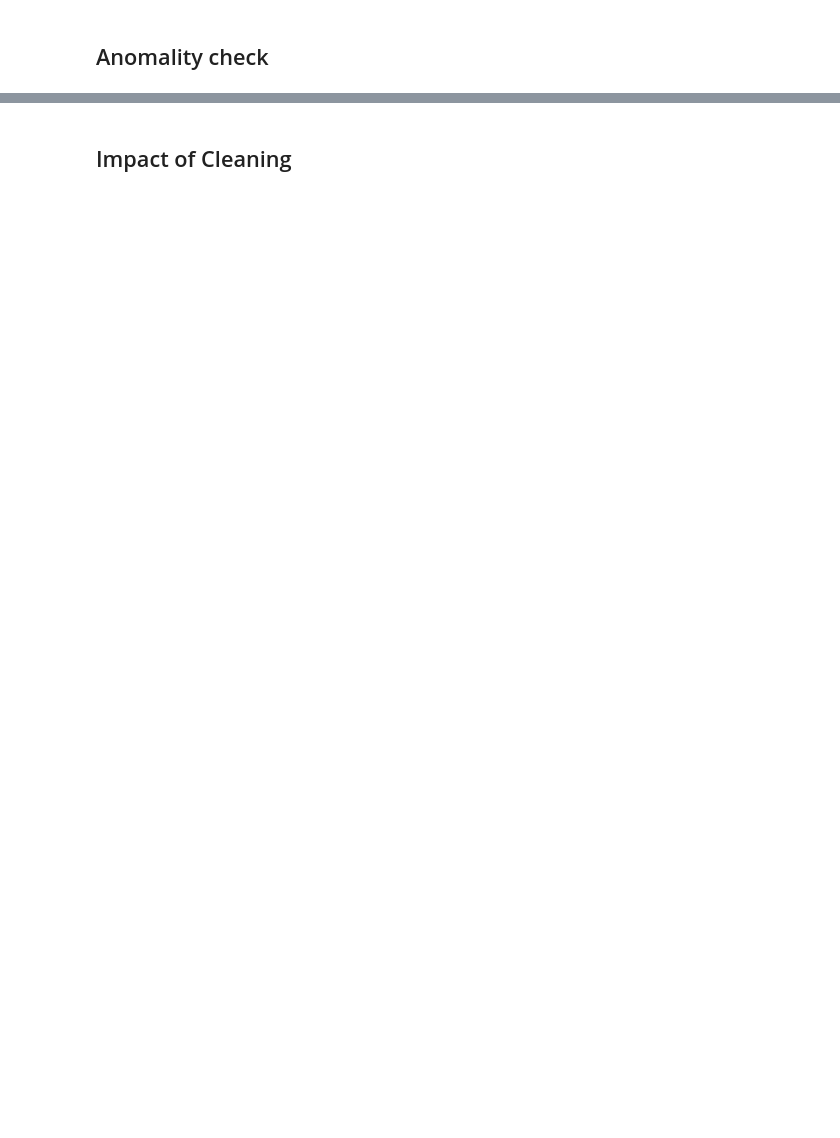
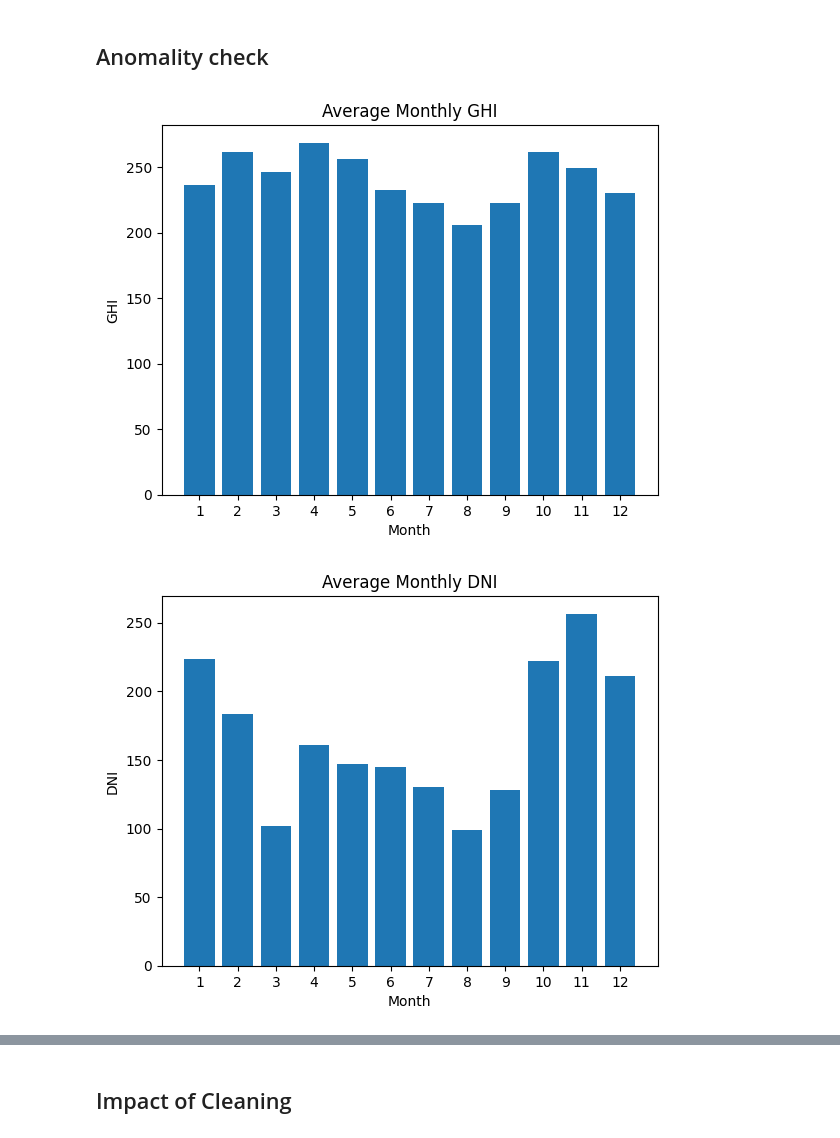
Before and after one commit to RuhamaY/solar-challenge-week1, a Jupyter notebook: notebooks/benin_eda.ipynb, the cells around one changed output, grey strips where cells are left out. Drawn from its saved outputs; the diff is of its cells as text; code cells hidden in the pictures; blank space fills up the shorter version.

```diff
--- a/notebooks/benin_eda.ipynb
+++ b/notebooks/benin_eda.ipynb
@@ -139,41 +154,44 @@ for c in ["GHI","DNI","DHI","Tamb"]:
 # %%
 
 # Monthly average GHI
-monthly = df.set_index("Timestamp").resample("M")["GHI"].mean()
+monthly = df_clean.set_index("Timestamp").resample("M")["GHI"].mean()
 plt.figure()
 plt.bar(monthly.index.month, monthly.values)
 plt.title("Average Monthly GHI")
 plt.xlabel("Month")
 plt.ylabel("GHI")
 plt.xticks(range(1,13))
 plt.show()
 
 # Monthly average DNI
-monthly = df.set_index("Timestamp").resample("M")["DNI"].mean()
+monthly = df_clean.set_index("Timestamp").resample("M")["DNI"].mean()
 plt.figure()
 plt.bar(monthly.index.month, monthly.values)
 plt.title("Average Monthly DNI")
 plt.xlabel("Month")
 plt.ylabel("DNI")
 plt.xticks(range(1,13))
 plt.show()
 
 # Monthly average DHI
-monthly = df.set_index("Timestamp").resample("M")["GHI"].mean()
+monthly = df_clean.set_index("Timestamp").resample("M")["DHI"].mean()
 plt.figure()
 plt.bar(monthly.index.month, monthly.values)
-plt.title("Average Monthly GHI")
+plt.title("Average Monthly DHI")
 plt.xlabel("Month")
-plt.ylabel("GHI")
+plt.ylabel("DHI")
 plt.xticks(range(1,13))
 plt.show()
 
 # Monthly average Tamb
-monthly = df.set_index("Timestamp").resample("M")["Tamb"].mean()
+monthly = df_clean.set_index("Timestamp").resample("M")["Tamb"].mean()
 plt.figure()
 plt.bar(monthly.index.month, monthly.values)
 plt.title("Average Monthly Tamb")
 plt.xlabel("Month")
 plt.ylabel("Tamb")
 plt.xticks(range(1,13))
 plt.show()
+# %% [output]
+[figure, added]
+[figure, added]
```
Also changed, not shown: parts of 10 cells of this notebook.
